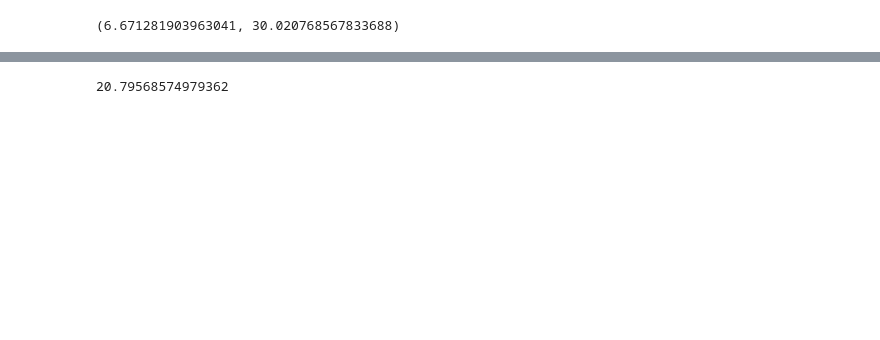
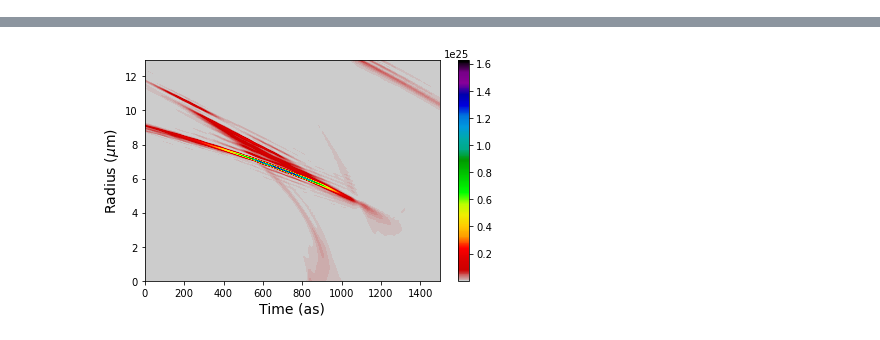
Before and after one commit to hightower8083/synchrad, a Jupyter notebook: tutorials/Spiral_Beam_Part2.ipynb, the cells around one changed output, grey strips where cells are left out. Cells and saved outputs as stored; diff of their text form; code cells hidden in the pictures; blank space fills up the shorter version.

```diff
--- a/tutorials/Spiral_Beam_Part2.ipynb
+++ b/tutorials/Spiral_Beam_Part2.ipynb
@@ -114,21 +154,16 @@ for ip in tqdm(range(Np)):
 # %%
-calc_input_far = {
-    "grid": [
-        (1e-3 * omega_VC/omega_1m, 30 * omega_VC / omega_1m),
-        (0, 1.2*theta_vc),
-        (0, 2 * np.pi),
-        (2048, 128, 1),
-    ],
-}
+tracks = []
 
-calc_far = SynchRad(calc_input_far)
-calc_far.calculate_spectrum( particleTracks=tracks,
-                             comp='spheric_complex',
-                             timeStep=c*dt )
+## Cooridnates and momenta for near field are not staggered
+for ip in tqdm(range(Np)):
+    x, y, z, ux, uy, uz = solve_ivp( motion_channel, [0, T_fin], trak0[:, ip],
+                                        t_eval=t_eval, args=(omega_p,),
+                                        method='Radau' ).y
+
+    tracks.append([x, y, z, ux, uy, uz, 1.0, 0.0])
 
 L_screen = 1.1 * L_ch
-Rmax = 12e-6
-#Rmax = 2.5 * (R_match +  (L_screen - L_ch) * theta_vc)
+Rmax = 2.5 * (R_match +  (L_screen - L_ch) * theta_vc)
 
 calc_input_near = {
     "grid": [
@@ -261,14 +281,10 @@ plt.ylabel('Angle (mrad)', fontsize=14);
-# %%
-2e-6/c * 1e15, 9e-6/c * 1e15
-# %% [output]
-(6.671281903963041, 30.020768567833688)
 # %%
 t_0 = 2*np.pi / (omega_VC)
 k_z = calc_near.Args['omega']* omega_1m/c
-dt_0 = 1e-4 * t_0
-dt_window = 3e-15
+dt_0 = 2e-4 * t_0
+dt_window = 1.5e-15
 tt = np.arange(0, dt_window, dt_0)
-t_shift = 31e-15
+t_shift = 24.3e-15
 
 E2 = 0.0
 
@@ -311,4 +325 @@ plt.ylabel('Radius ($\mu$m)', fontsize=14);
+[figure, added]
-# %%
-np.array(plt.xlim()).ptp()
-# %% [output]
-20.79568574979362
```
Also changed, not shown: parts of 12 cells of this notebook.
